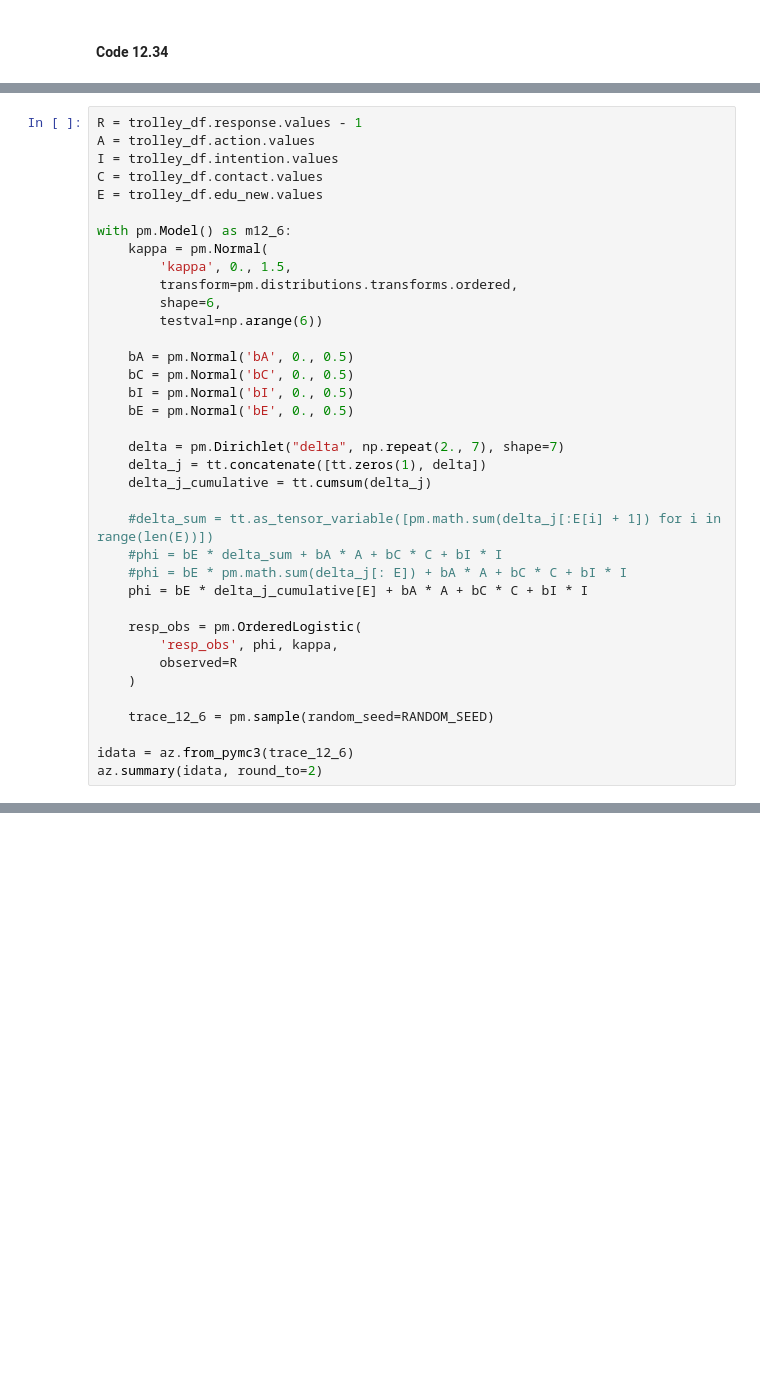
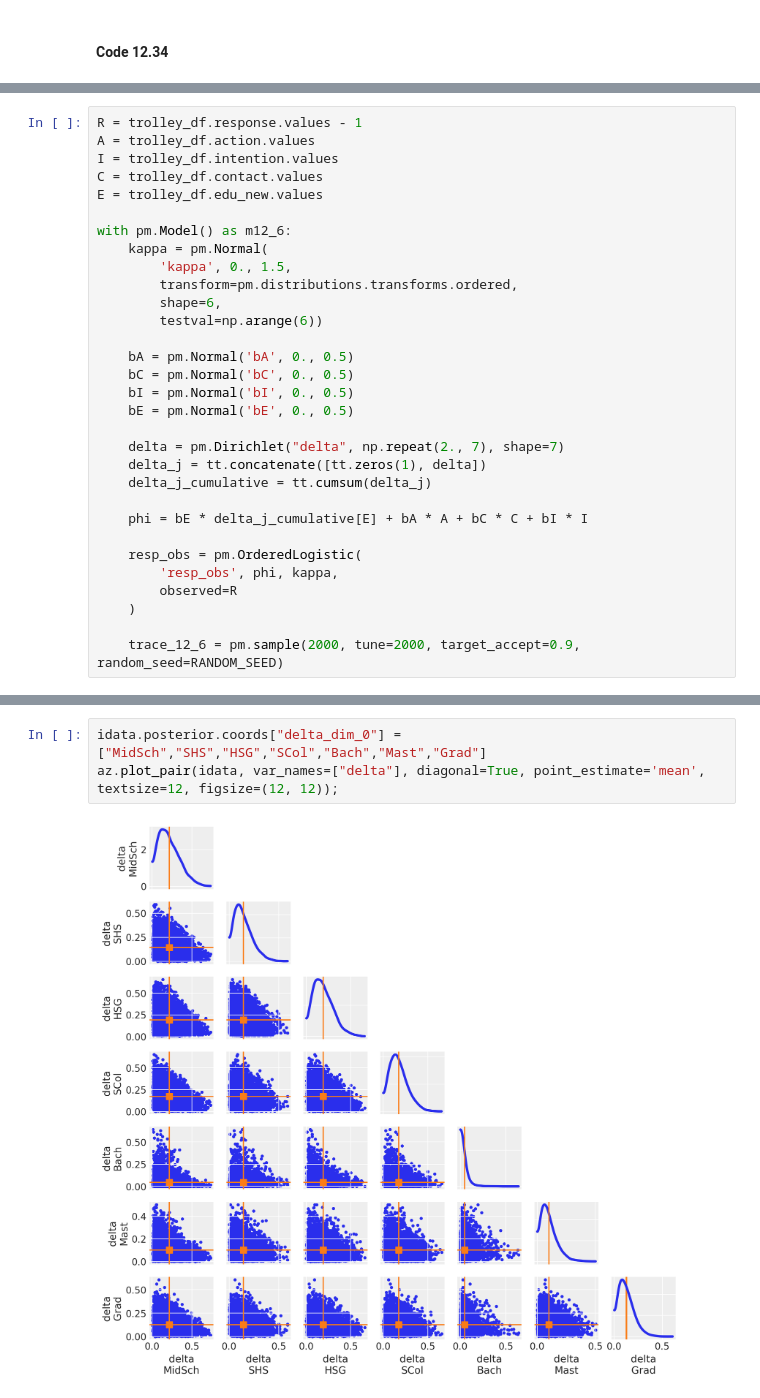
Before and after one commit to pymc-devs/pymc-resources, a Jupyter notebook: Rethinking_2/Chp_12.ipynb, the cells around one changed output, grey strips where cells are left out. Cells and saved outputs as stored; diff of their text form; blank space fills up the shorter version.

```diff
--- a/Rethinking_2/Chp_12.ipynb
+++ b/Rethinking_2/Chp_12.ipynb
@@ -624,9 +600,6 @@ with pm.Model() as m12_6:
     delta_j = tt.concatenate([tt.zeros(1), delta])
     delta_j_cumulative = tt.cumsum(delta_j)
 
-    #delta_sum = tt.as_tensor_variable([pm.math.sum(delta_j[:E[i] + 1]) for i in range(len(E))])
-    #phi = bE * delta_sum + bA * A + bC * C + bI * I
-    #phi = bE * pm.math.sum(delta_j[: E]) + bA * A + bC * C + bI * I
     phi = bE * delta_j_cumulative[E] + bA * A + bC * C + bI * I
 
     resp_obs = pm.OrderedLogistic(
@@ -634,7 +607,4 @@ with pm.Model() as m12_6:
         observed=R
     )
 
-    trace_12_6 = pm.sample(random_seed=RANDOM_SEED)
-
-idata = az.from_pymc3(trace_12_6)
-az.summary(idata, round_to=2)
+    trace_12_6 = pm.sample(2000, tune=2000, target_accept=0.9, random_seed=RANDOM_SEED)
@@ -669,0 +631,5 @@ The estimated number of effective samples is smaller than 200 for some parameter
+# %%
+idata.posterior.coords["delta_dim_0"] = ["MidSch","SHS","HSG","SCol","Bach","Mast","Grad"]
+az.plot_pair(idata, var_names=["delta"], diagonal=True, point_estimate='mean', textsize=12, figsize=(12, 12));
+# %% [output]
+[figure, added]
```
Also changed, not shown: parts of 14 cells of this notebook.
